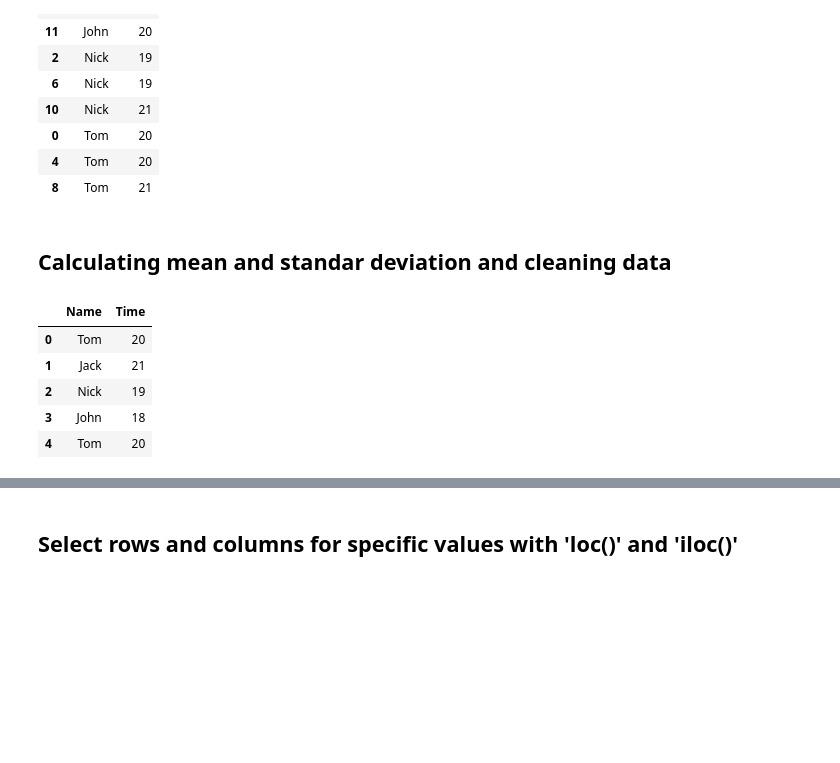
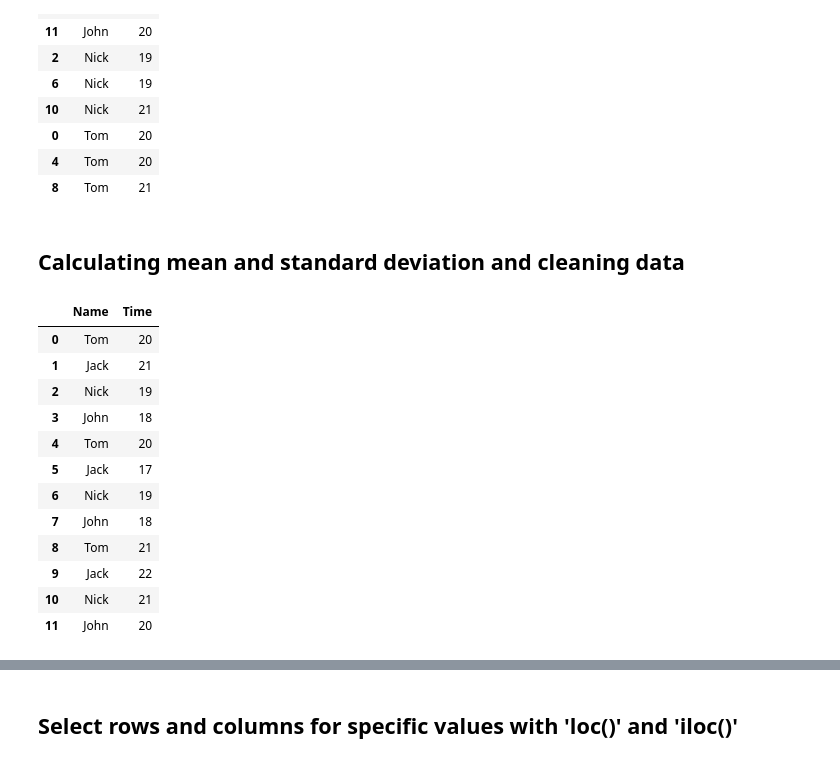
Before and after one commit to federico-trotta/Python_tips, a Jupyter notebook: Python_tips.ipynb, the cells around one changed output, grey strips where cells are left out. Cells and saved outputs as stored; diff of their text form; code cells hidden in the pictures; blank space fills up the shorter version.

```diff
--- a/Python_tips.ipynb
+++ b/Python_tips.ipynb
@@ -297,35 +327,35 @@ filtered.head()
 | 4 | Tom | 20 |
 | 8 | Tom | 21 |
 # %% [markdown]
-## Calculating mean and standar deviation and cleaning data
+## Calculating mean and standard deviation and cleaning data
 # %%
 import pandas as pd
 
 # initializing values
 data = {'Name':['Tom', 'Jack', 'Nick', 'John',
                 'Tom', 'Jack', 'Nick', 'John',
                 'Tom', 'Jack', 'Nick', 'John',],
         'Time':[20, 21, 19, 18,
-                20, 100, 19, 18,
+                20, 17, 19, 18,
                 21, 22, 21, 20]
 }
 
 #creating dataframe
 df = pd.DataFrame(data)
 
-#calculating mean and standard deviation of the column 'tempo'
-mean = df['Time'].mean(axis=0) #mean
-sd = df['Time'].std() #standard deviation
-
-#cleaning "tempo" column in the interval (mean_lsd; mean_psd)
-time_cleaned = df[(df['Time'] > (mean-sd)) & (df['Time'] < (mean+sd))]
-
-#showing head
-time_cleaned.head()
+#showing dataframe
+df
 # %% [output]
 |  | Name | Time |
 | 0 | Tom | 20 |
 | 1 | Jack | 21 |
 | 2 | Nick | 19 |
 | 3 | John | 18 |
 | 4 | Tom | 20 |
+| 5 | Jack | 17 |
+| 6 | Nick | 19 |
+| 7 | John | 18 |
+| 8 | Tom | 21 |
+| 9 | Jack | 22 |
+| 10 | Nick | 21 |
+| 11 | John | 20 |
```
Also changed, not shown: parts of 8 cells of this notebook.
